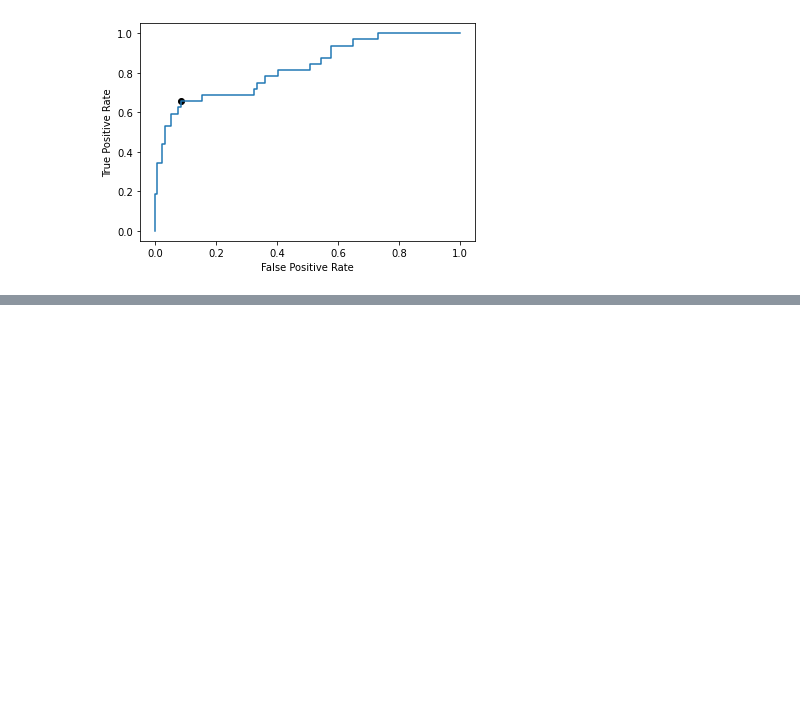
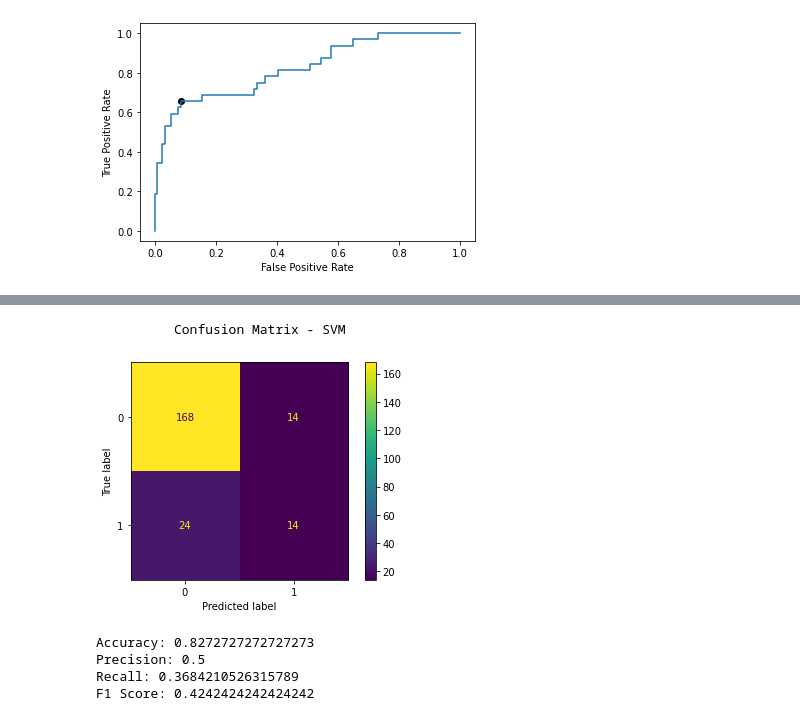
Before and after one commit to emre-bl/Machine-Learning-tobbetu, a Jupyter notebook: 191401009.ipynb, the cells around one changed output, grey strips where cells are left out. Cells and saved outputs as stored; diff of their text form; code cells hidden in the pictures; blank space fills up the shorter version.

```diff
--- a/191401009.ipynb
+++ b/191401009.ipynb
@@ -325,0 +386,18 @@ Recall: 0.28125
+# %%
+valid_pred_svm = cross_val_predict(svm_model, X_validation, y_validation, cv=5)
+confusion_matrix = metrics.confusion_matrix(y_validation, valid_pred_svm)
+cm_display = metrics.ConfusionMatrixDisplay(confusion_matrix = confusion_matrix, display_labels = [0, 1])
+cm_display.plot()
+print("\t  Confusion Matrix - SVM")
+plt.show()
+print("Accuracy:",metrics.accuracy_score(y_validation, valid_pred_svm))
+print("Precision:",metrics.precision_score(y_validation, valid_pred_svm))
+print("Recall:",metrics.recall_score(y_validation, valid_pred_svm))
+print("F1 Score:",metrics.f1_score(y_validation, valid_pred_svm))
+# %% [output]
+          Confusion Matrix - SVM
+[figure, added]
+Accuracy: 0.8272727272727273
+Precision: 0.5
+Recall: 0.3684210526315789
+F1 Score: 0.4242424242424242
```
Also changed, not shown: parts of 14 cells of this notebook.
